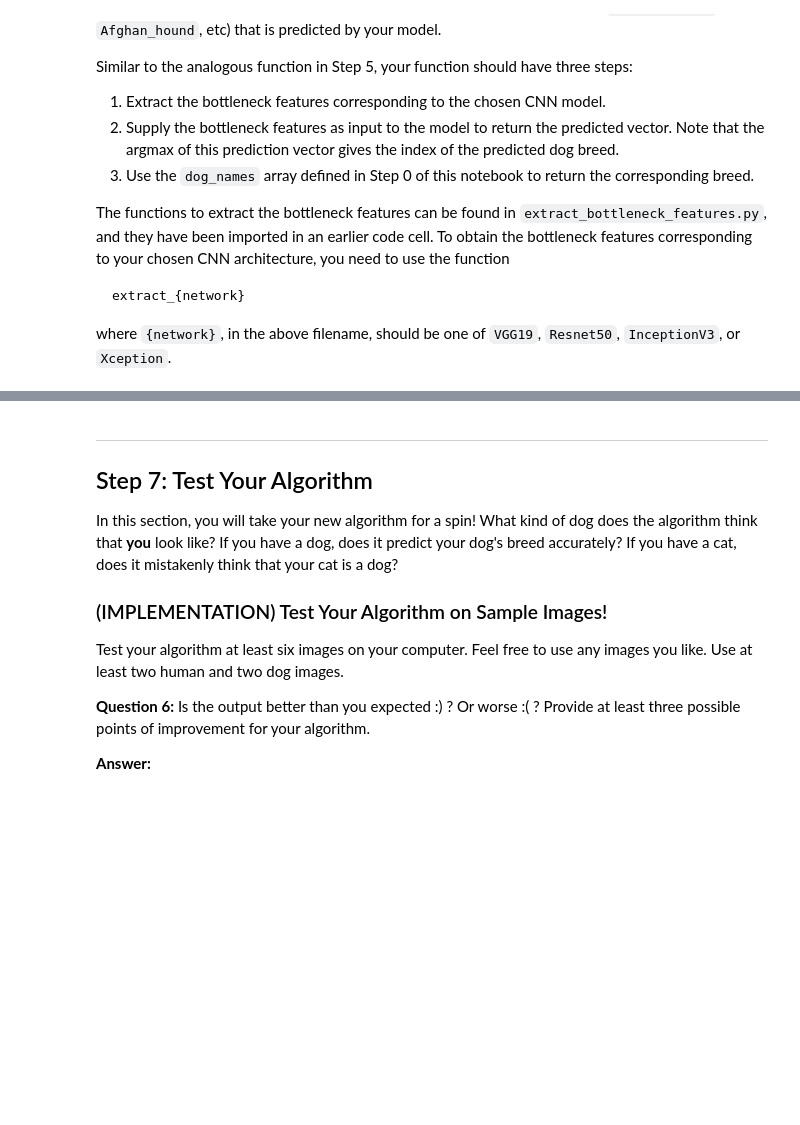
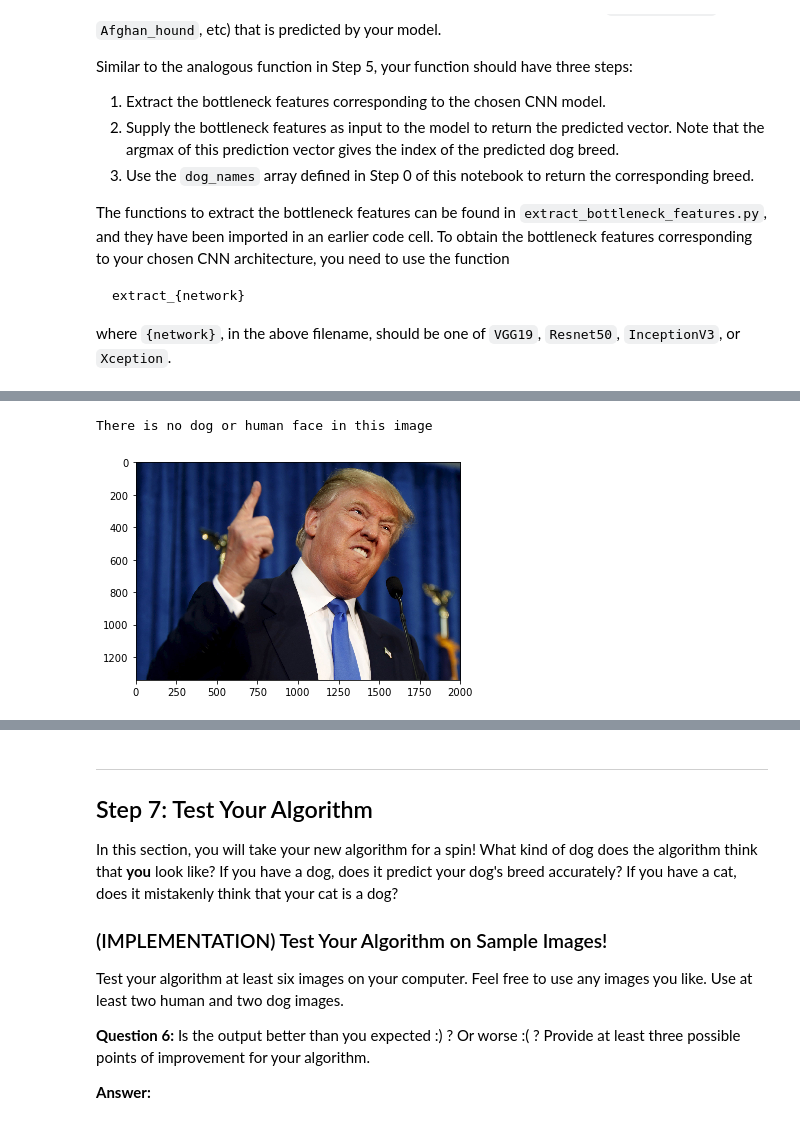
Before and after one commit to Venka97/Dog-breed-classification, a Jupyter notebook: dog_app.ipynb, the cells around one changed output, grey strips where cells are left out. Cells and saved outputs as stored; diff of their text form; code cells hidden in the pictures; blank space fills up the shorter version.

```diff
--- a/dog_app.ipynb
+++ b/dog_app.ipynb
@@ -753,0 +764,5 @@ FileNotFoundError: [Errno 2] No such file or directory: 'images/me.jpg'
+# %%
+predict_breed('images/trump.jpg')
+# %% [output]
+There is no dog or human face in this image
+[figure, added]
```
Also changed, not shown: parts of 15 cells of this notebook, 9 other files.
